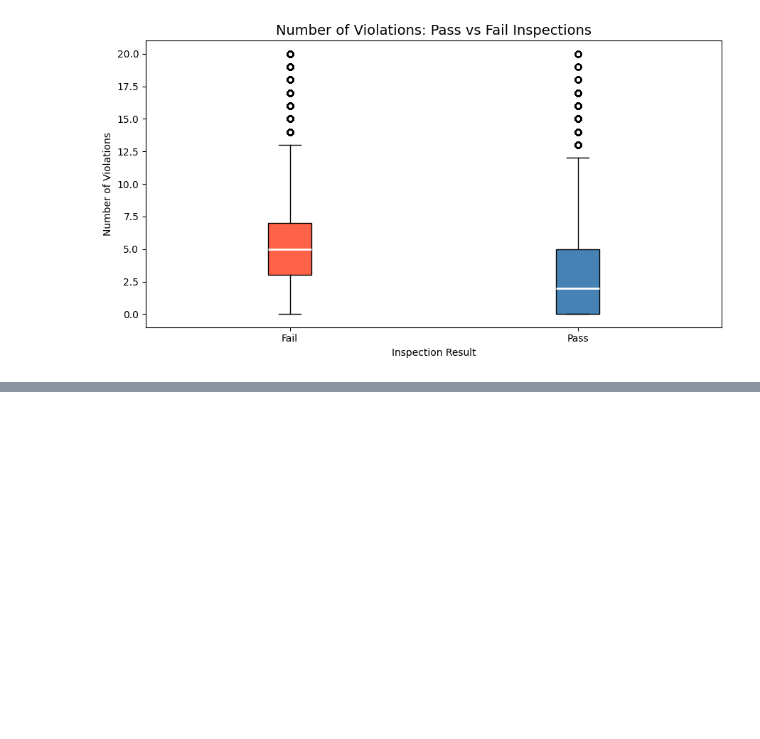
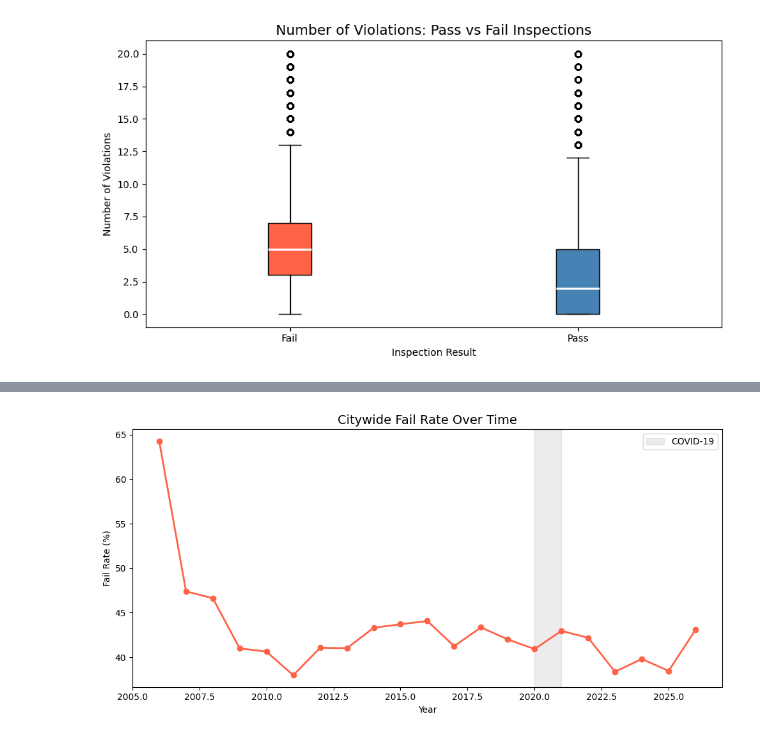
Before and after one commit to celestedeudon/DS340H_Project_CD, a Jupyter notebook: FinalProjectRunningNotebook.ipynb, the cells around one changed output, grey strips where cells are left out. Saved outputs shown, nothing was run; the diff lists cells and outputs as text; code cells hidden in the pictures; blank space fills up the shorter version.

```diff
--- a/FinalProjectRunningNotebook.ipynb
+++ b/FinalProjectRunningNotebook.ipynb
@@ -319,0 +350,12 @@ plt.show()
+# %%
+
+# ── 2. Compute citywide fail rate per year ─────────────────────────────────────
+# fail rate = inspections with at least 1 violation / total inspections
+yearly_fail = analysis_df.groupby('year').agg(
+    total_inspections = ('failed', 'count'),
+    total_fails       = ('failed', 'sum')
+).reset_index()
+
+yearly_fail['fail_rate'] = yearly_fail['total_fails'] / yearly_fail['total_inspections']
+
+print(yearly_fail)
@@ -319,0 +411,14 @@ plt.show()
+# %%
+# ── 4. Visualize citywide fail rate over time ──────────────────────────────────
+fig, ax = plt.subplots(figsize=(10, 5))
+ax.plot(yearly_fail['year'], yearly_fail['fail_rate'] * 100,
+        marker='o', color='tomato', linewidth=2)
+ax.axvspan(2020, 2021, alpha=0.15, color='gray', label='COVID-19')
+ax.set_title('Citywide Fail Rate Over Time', fontsize=14)
+ax.set_xlabel('Year')
+ax.set_ylabel('Fail Rate (%)')
+ax.legend()
+plt.tight_layout()
+plt.show()
+# %% [output]
+[figure, added]
```
Also changed, not shown: parts of 8 cells of this notebook.
